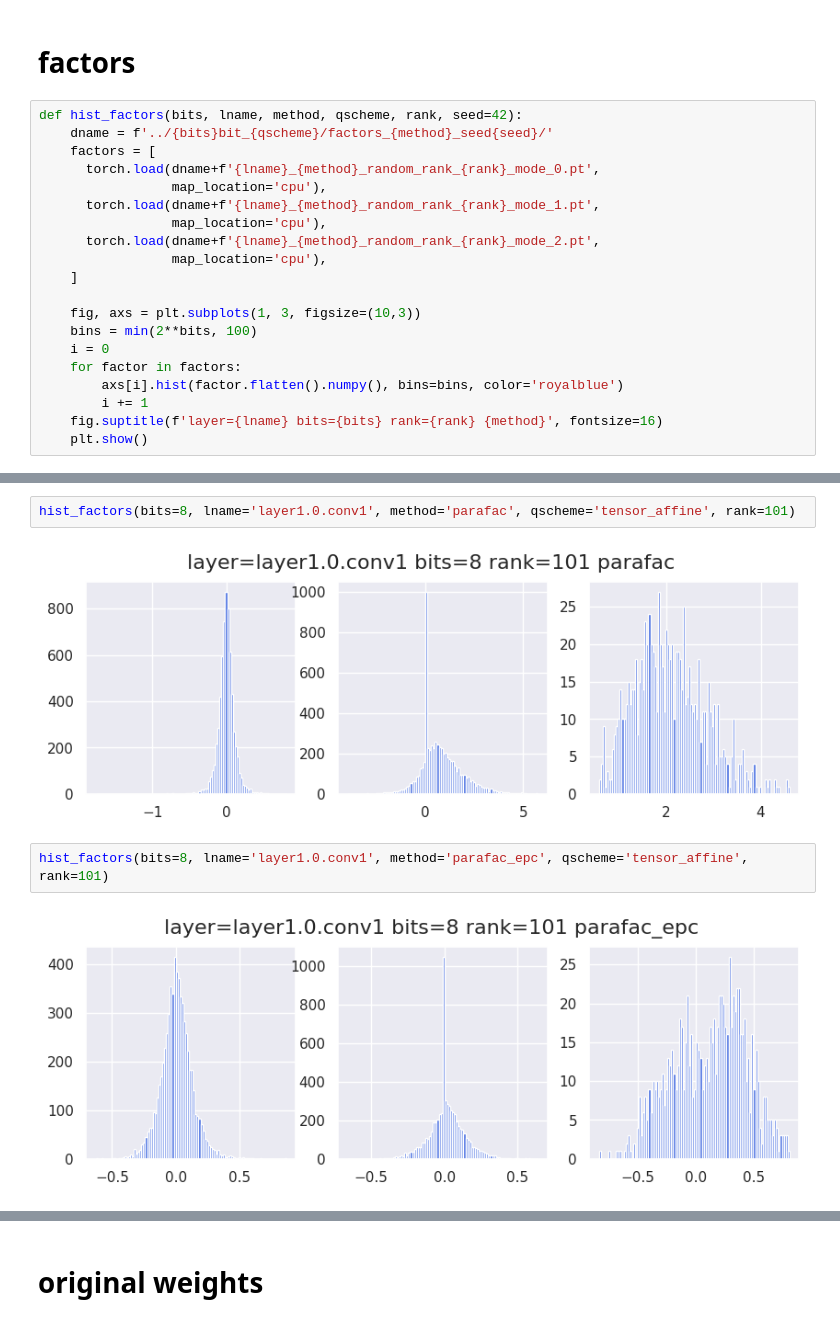
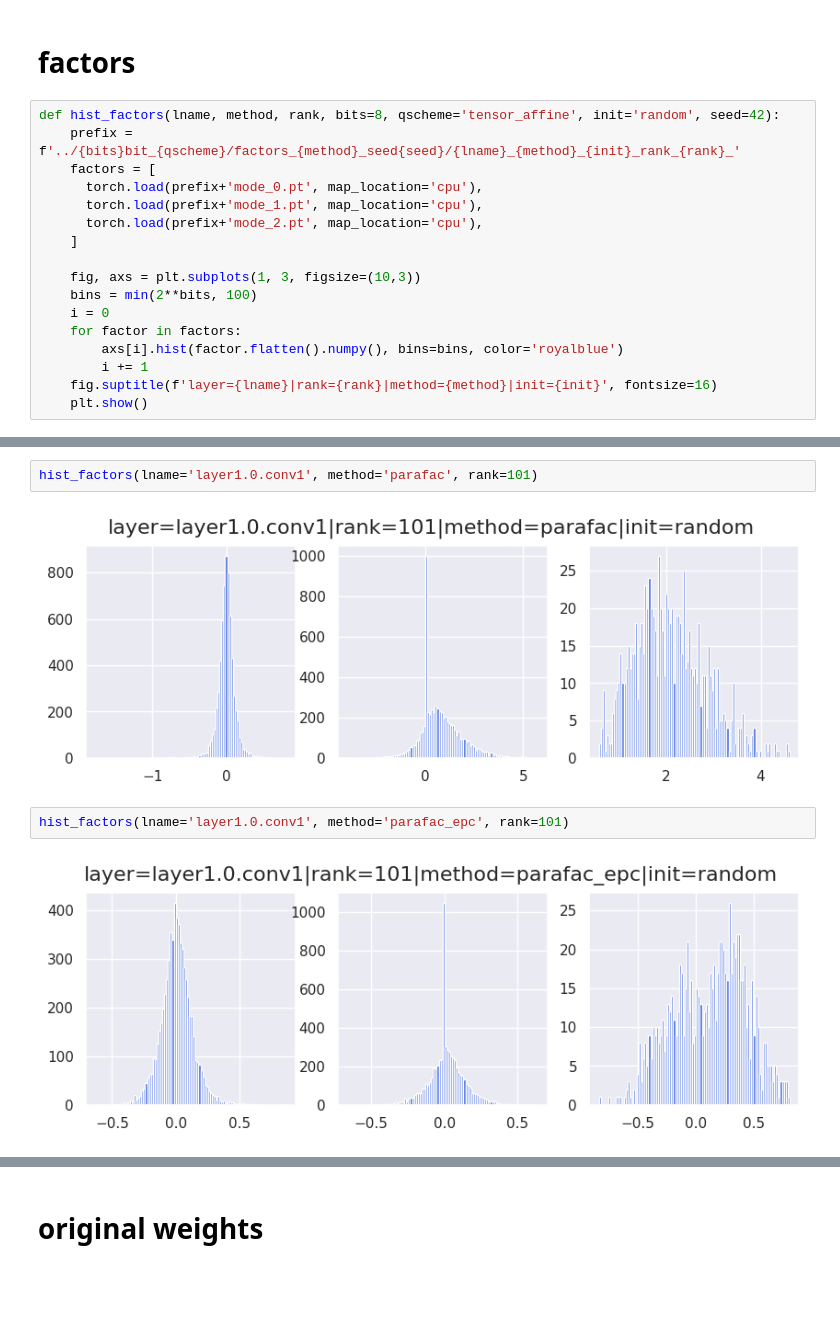
Before and after one commit to KamikaziZen/admm-quantization, a Jupyter notebook: notebooks/WeightFactorHistograms.ipynb, the cells around one changed output, grey strips where cells are left out. Drawn from its saved outputs; the diff is of its cells as text; blank space fills up the shorter version.

```diff
--- a/notebooks/WeightFactorHistograms.ipynb
+++ b/notebooks/WeightFactorHistograms.ipynb
@@ -22,15 +22,12 @@ def get_layer_by_name(model, mname):
 # %% [markdown]
 # factors
 # %%
-def hist_factors(bits, lname, method, qscheme, rank, seed=42):
-    dname = f'../{bits}bit_{qscheme}/factors_{method}_seed{seed}/'
+def hist_factors(lname, method, rank, bits=8, qscheme='tensor_affine', init='random', seed=42):
+    prefix = f'../{bits}bit_{qscheme}/factors_{method}_seed{seed}/{lname}_{method}_{init}_rank_{rank}_'
     factors = [
-      torch.load(dname+f'{lname}_{method}_random_rank_{rank}_mode_0.pt',
-                 map_location='cpu'),
-      torch.load(dname+f'{lname}_{method}_random_rank_{rank}_mode_1.pt',
-                 map_location='cpu'),
-      torch.load(dname+f'{lname}_{method}_random_rank_{rank}_mode_2.pt',
-                 map_location='cpu'),
+      torch.load(prefix+'mode_0.pt', map_location='cpu'),
+      torch.load(prefix+'mode_1.pt', map_location='cpu'),
+      torch.load(prefix+'mode_2.pt', map_location='cpu'),
     ]
 
     fig, axs = plt.subplots(1, 3, figsize=(10,3))
@@ -39,5 +36,5 @@ def hist_factors(bits, lname, method, qscheme, rank, seed=42):
     for factor in factors:
         axs[i].hist(factor.flatten().numpy(), bins=bins, color='royalblue')
         i += 1
-    fig.suptitle(f'layer={lname} bits={bits} rank={rank} {method}', fontsize=16)
+    fig.suptitle(f'layer={lname}|rank={rank}|method={method}|init={init}', fontsize=16)
     plt.show()
@@ -59,8 +47,8 @@ hist_factors(bits=8, lname='layer1.0.conv1', method='admm', qscheme='tensor_log'
 # %%
-hist_factors(bits=8, lname='layer1.0.conv1', method='parafac', qscheme='tensor_affine', rank=101)
+hist_factors(lname='layer1.0.conv1', method='parafac', rank=101)
 # %% [output]
-[figure, old version]
+[figure, new version]
 # %%
-hist_factors(bits=8, lname='layer1.0.conv1', method='parafac_epc', qscheme='tensor_affine', rank=101)
+hist_factors(lname='layer1.0.conv1', method='parafac_epc', rank=101)
 # %% [output]
-[figure, old version]
+[figure, new version]
```
Also changed, not shown: parts of 15 cells of this notebook.
